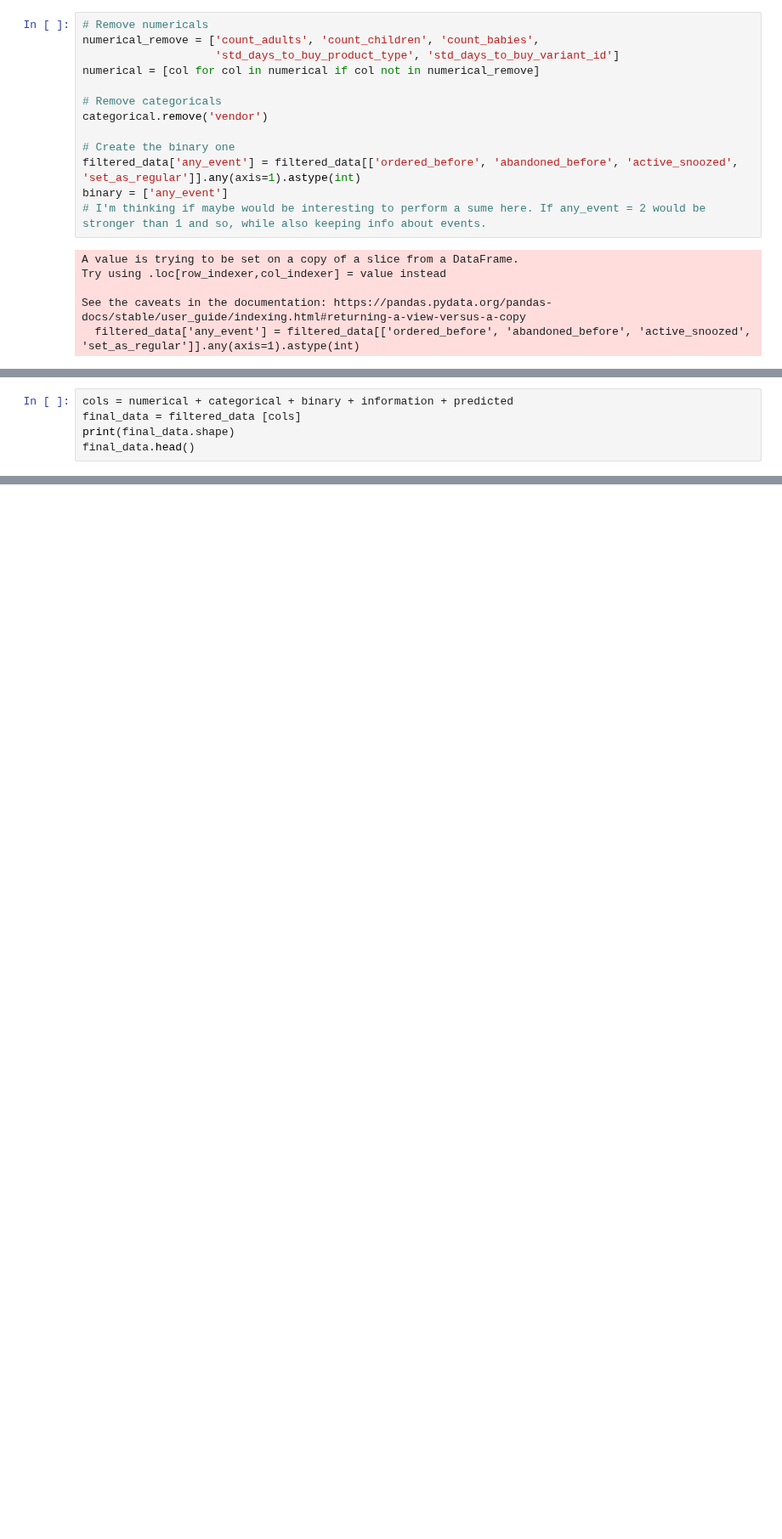
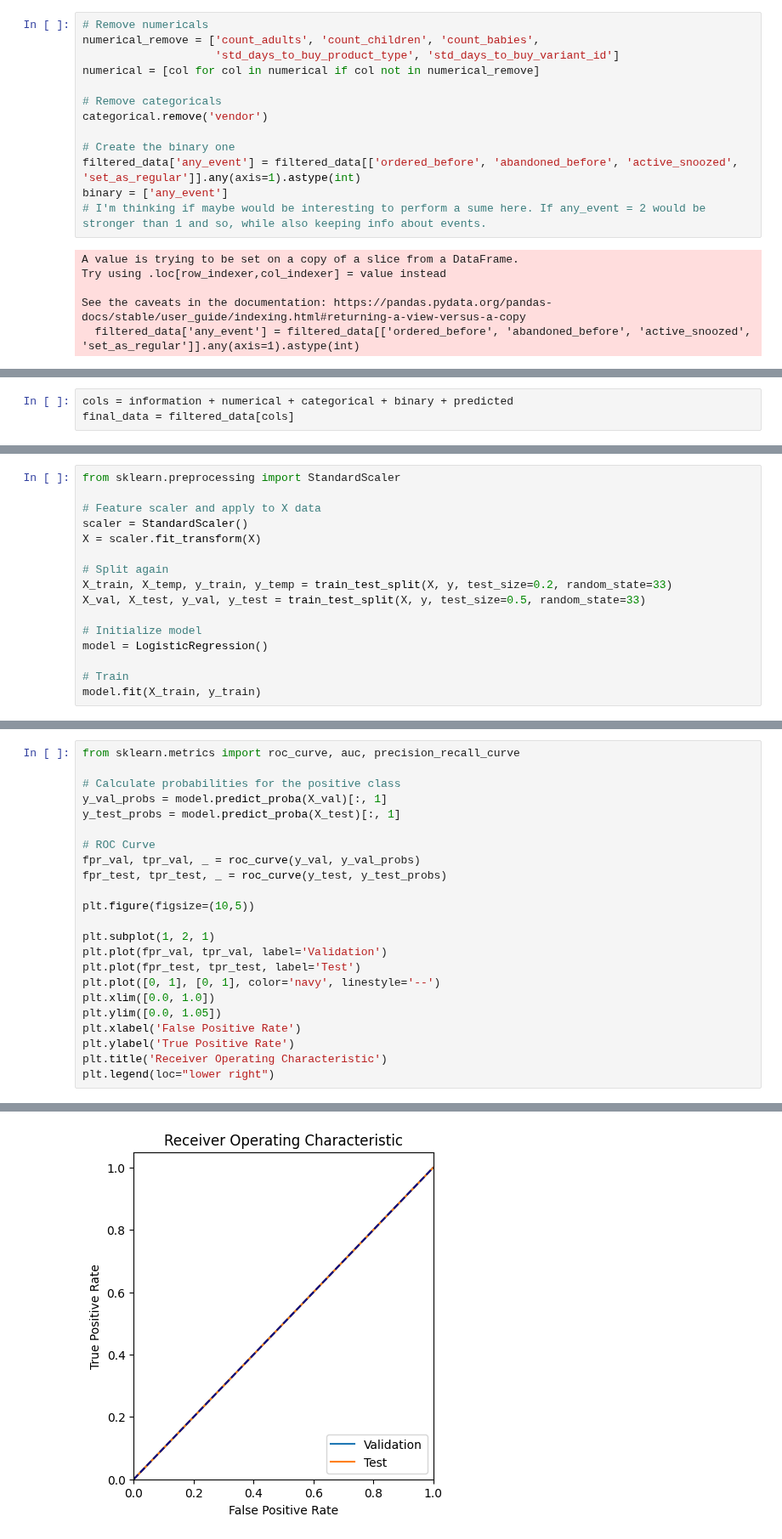
Before and after one commit to dan1dr/zrive-ds, a Jupyter notebook: src/module_3/push_exploration.ipynb, the cells around one changed output, grey strips where cells are left out. Shown at 85% size. Drawn from its saved outputs; the diff is of its cells as text; blank space fills up the shorter version.

Commit message:
logistic draft

```diff
--- a/src/module_3/push_exploration.ipynb
+++ b/src/module_3/push_exploration.ipynb
@@ -131,5 +134,3 @@ information.remove('order_date')
 # %%
-cols = numerical + categorical + binary + information + predicted
-final_data = filtered_data [cols]
-print(final_data.shape)
-final_data.head()
+cols = information + numerical + categorical + binary + predicted
+final_data = filtered_data[cols]
@@ -143,0 +246,16 @@ final_data.head()
+# %%
+from sklearn.preprocessing import StandardScaler
+
+# Feature scaler and apply to X data
+scaler = StandardScaler()
+X = scaler.fit_transform(X)
+
+# Split again
+X_train, X_temp, y_train, y_temp = train_test_split(X, y, test_size=0.2, random_state=33)
+X_val, X_test, y_val, y_test = train_test_split(X, y, test_size=0.5, random_state=33)
+
+# Initialize model
+model = LogisticRegression()
+
+# Train
+model.fit(X_train, y_train)
@@ -143,0 +290,24 @@ final_data.head()
+# %%
+from sklearn.metrics import roc_curve, auc, precision_recall_curve
+
+# Calculate probabilities for the positive class
+y_val_probs = model.predict_proba(X_val)[:, 1]
+y_test_probs = model.predict_proba(X_test)[:, 1]
+
+# ROC Curve
+fpr_val, tpr_val, _ = roc_curve(y_val, y_val_probs)
+fpr_test, tpr_test, _ = roc_curve(y_test, y_test_probs)
+
+plt.figure(figsize=(10,5))
+
+plt.subplot(1, 2, 1)
+plt.plot(fpr_val, tpr_val, label='Validation')
+plt.plot(fpr_test, tpr_test, label='Test')
+plt.plot([0, 1], [0, 1], color='navy', linestyle='--')
+plt.xlim([0.0, 1.0])
+plt.ylim([0.0, 1.05])
+plt.xlabel('False Positive Rate')
+plt.ylabel('True Positive Rate')
+plt.title('Receiver Operating Characteristic')
+plt.legend(loc="lower right")
+# %% [output]
@@ -143,0 +315 @@ final_data.head()
+[figure, added]
```
Also changed, not shown: parts of 34 cells of this notebook, 2 other files.
